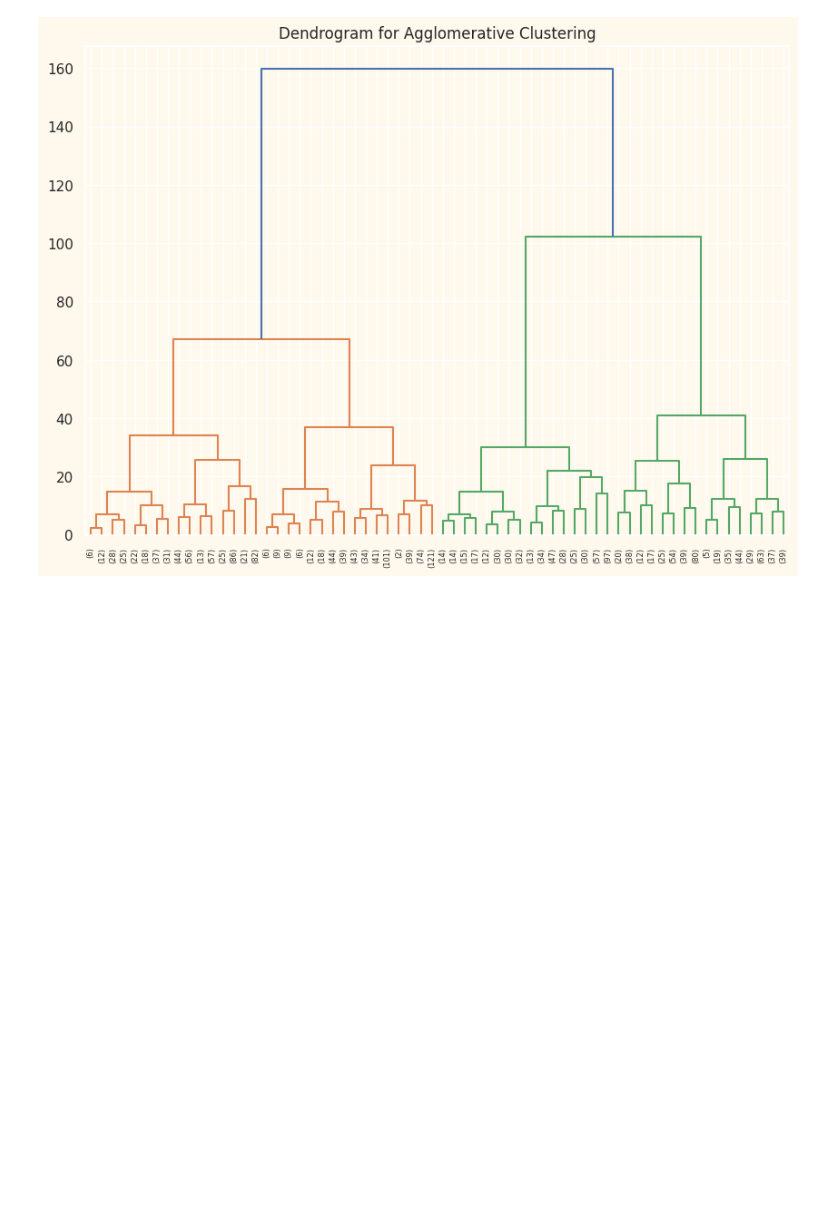
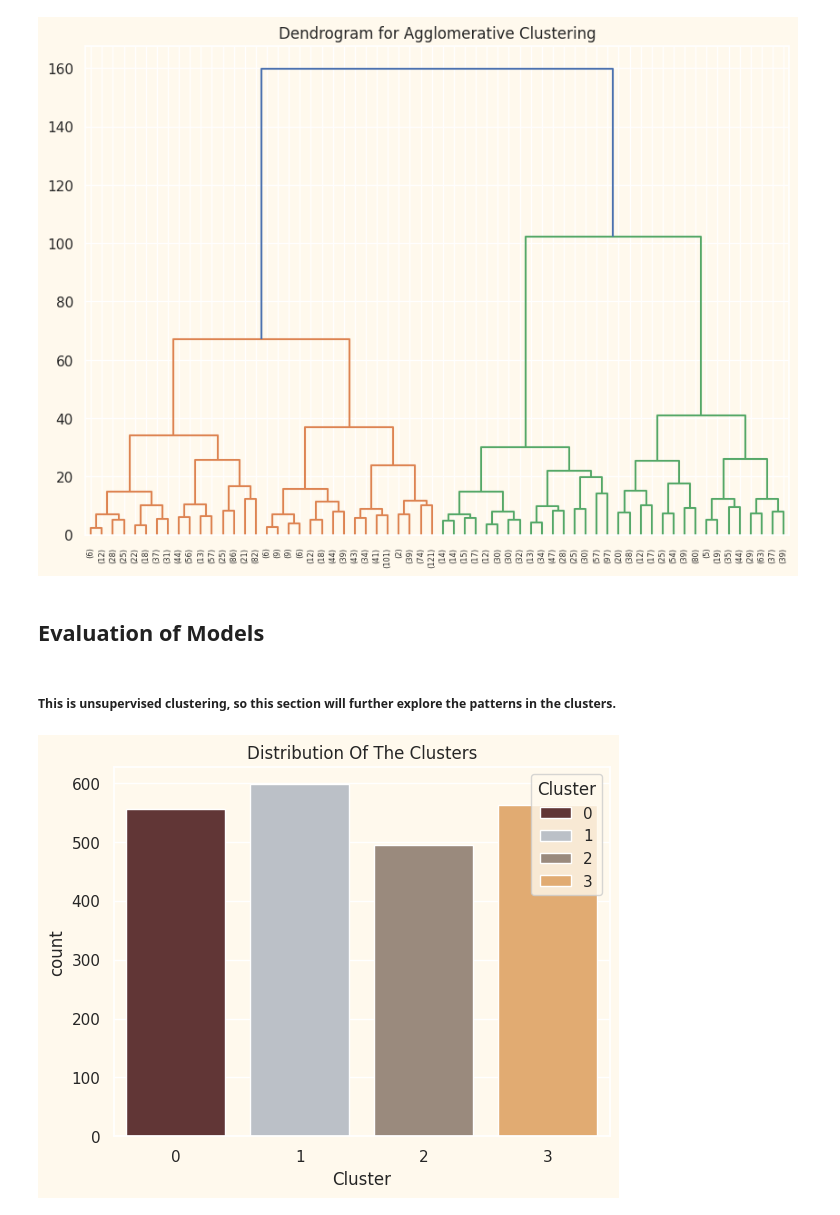
Before and after one commit to terrp/customer-personality, a Jupyter notebook: data_exploration.ipynb, the cells around one changed output. Drawn from its saved outputs; the diff is of its cells as text; code cells hidden in the pictures; blank space fills up the shorter version.

```diff
--- a/data_exploration.ipynb
+++ b/data_exploration.ipynb
@@ -317,3 +301,15 @@ plt.title("Dendrogram for Agglomerative Clustering")
 plt.show()
 # %% [output]
 [figure]
+# %% [markdown]
+## Evaluation of Models
+# %% [markdown]
+##### This is unsupervised clustering, so this section will further explore the patterns in the clusters.
+# %%
+#Plotting countplot of clusters
+pal = ["#682F2F","#B9C0C9", "#9F8A78","#F3AB60"]
+pl = sns.countplot(x= PCA_ds["Cluster"], hue=PCA_ds["Cluster"], palette= pal)
+pl.set_title("Distribution Of The Clusters")
+plt.show()
+# %% [output]
+[figure, added]
```
Also changed, not shown: parts of 11 cells of this notebook, 2 other files.
